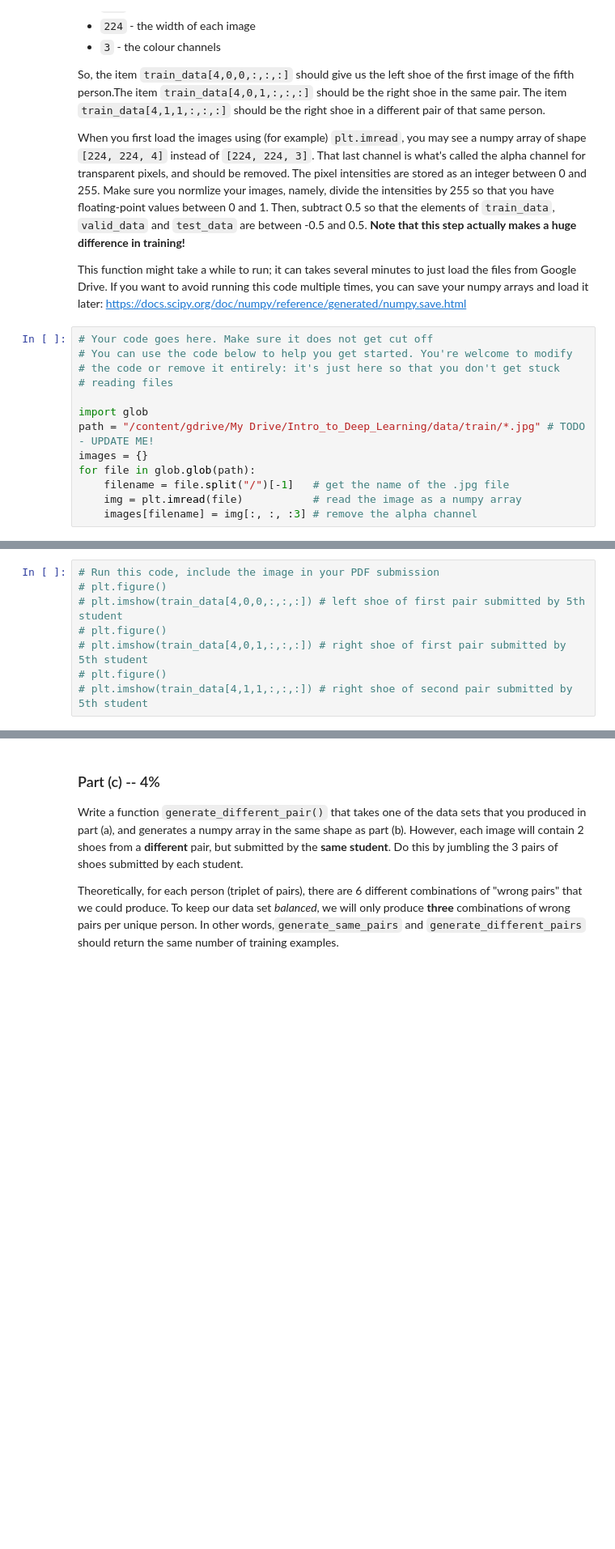
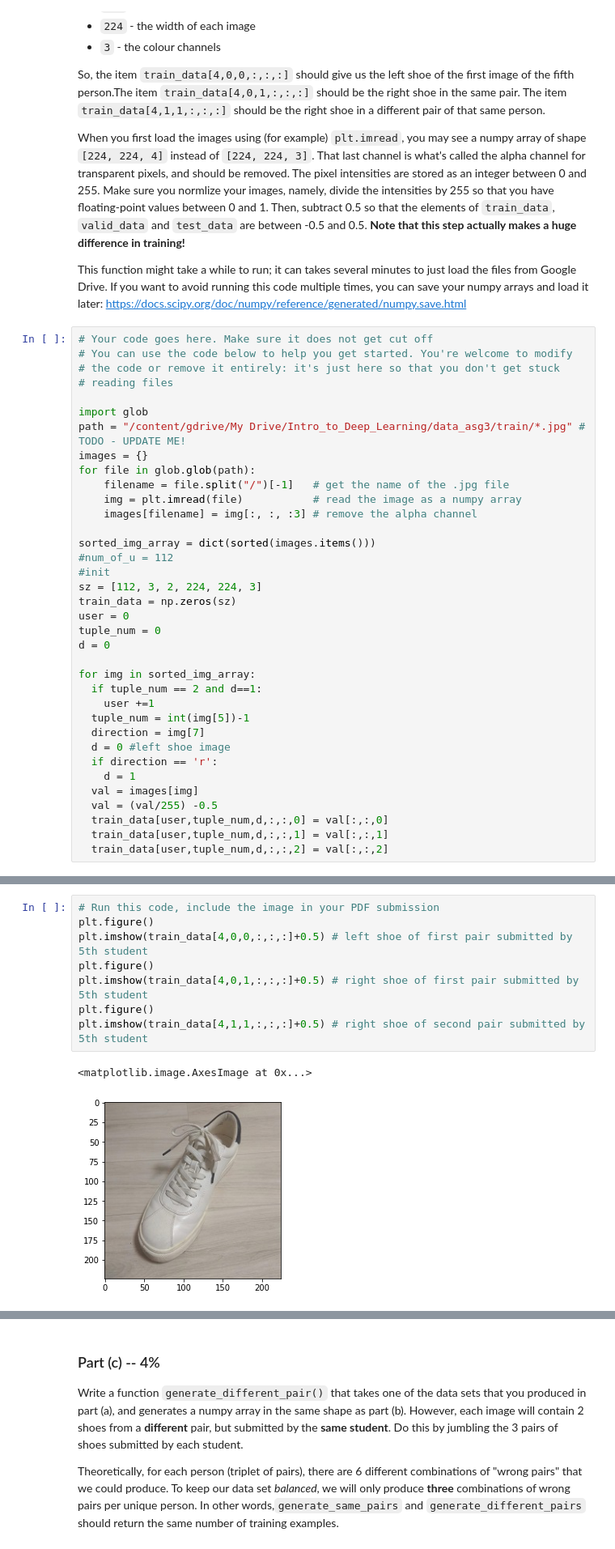
Before and after one commit to danielleyaffe1/Assignment-3, a Jupyter notebook: Assignment3.ipynb, the cells around one changed output, grey strips where cells are left out. Shown at 81% size. Saved outputs shown, nothing was run; the diff lists cells and outputs as text; blank space fills up the shorter version.

```diff
--- a/Assignment3.ipynb
+++ b/Assignment3.ipynb
@@ -84,9 +91,32 @@ https://docs.scipy.org/doc/numpy/reference/generated/numpy.save.html
 # reading files
 
 import glob
-path = "/content/gdrive/My Drive/Intro_to_Deep_Learning/data/train/*.jpg" # TODO - UPDATE ME!
+path = "/content/gdrive/My Drive/Intro_to_Deep_Learning/data_asg3/train/*.jpg" # TODO - UPDATE ME!
 images = {}
 for file in glob.glob(path):
     filename = file.split("/")[-1]   # get the name of the .jpg file
     img = plt.imread(file)           # read the image as a numpy array
     images[filename] = img[:, :, :3] # remove the alpha channel
+
+sorted_img_array = dict(sorted(images.items()))
+#num_of_u = 112
+#init
+sz = [112, 3, 2, 224, 224, 3]
+train_data = np.zeros(sz)
+user = 0
+tuple_num = 0
+d = 0
+
+for img in sorted_img_array:
+  if tuple_num == 2 and d==1:
+    user +=1
+  tuple_num = int(img[5])-1
+  direction = img[7]
+  d = 0 #left shoe image
+  if direction == 'r':
+    d = 1
+  val = images[img]
+  val = (val/255) -0.5
+  train_data[user,tuple_num,d,:,:,0] = val[:,:,0]
+  train_data[user,tuple_num,d,:,:,1] = val[:,:,1]
+  train_data[user,tuple_num,d,:,:,2] = val[:,:,2]
@@ -93,8 +183,11 @@ for file in glob.glob(path):
 # %%
 # Run this code, include the image in your PDF submission
-# plt.figure()
-# plt.imshow(train_data[4,0,0,:,:,:]) # left shoe of first pair submitted by 5th student
-# plt.figure()
-# plt.imshow(train_data[4,0,1,:,:,:]) # right shoe of first pair submitted by 5th student
-# plt.figure()
-# plt.imshow(train_data[4,1,1,:,:,:]) # right shoe of second pair submitted by 5th student
+plt.figure()
+plt.imshow(train_data[4,0,0,:,:,:]+0.5) # left shoe of first pair submitted by 5th student
+plt.figure()
+plt.imshow(train_data[4,0,1,:,:,:]+0.5) # right shoe of first pair submitted by 5th student
+plt.figure()
+plt.imshow(train_data[4,1,1,:,:,:]+0.5) # right shoe of second pair submitted by 5th student
+# %% [output]
+<matplotlib.image.AxesImage at 0x...>
+[figure, added]
```
Also changed, not shown: parts of 43 cells of this notebook, 1 other file.
